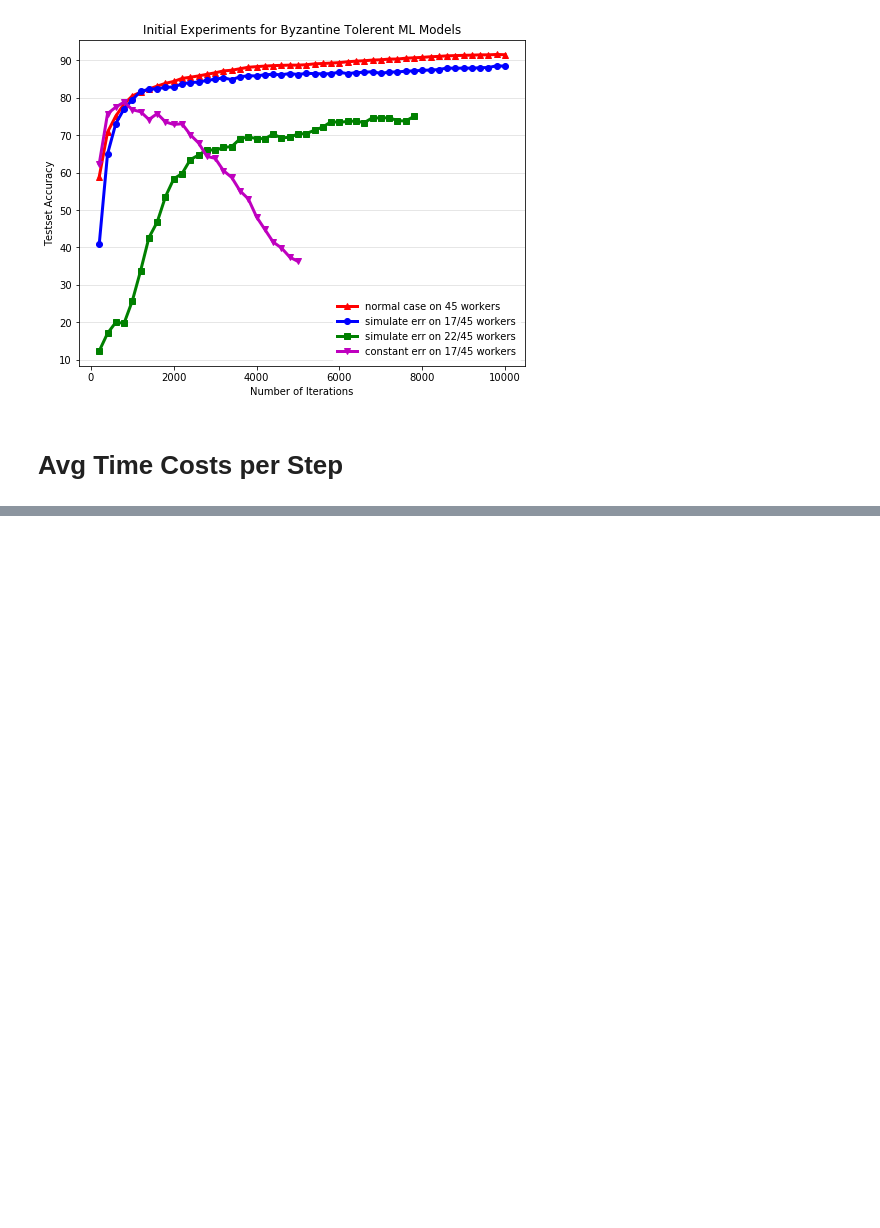
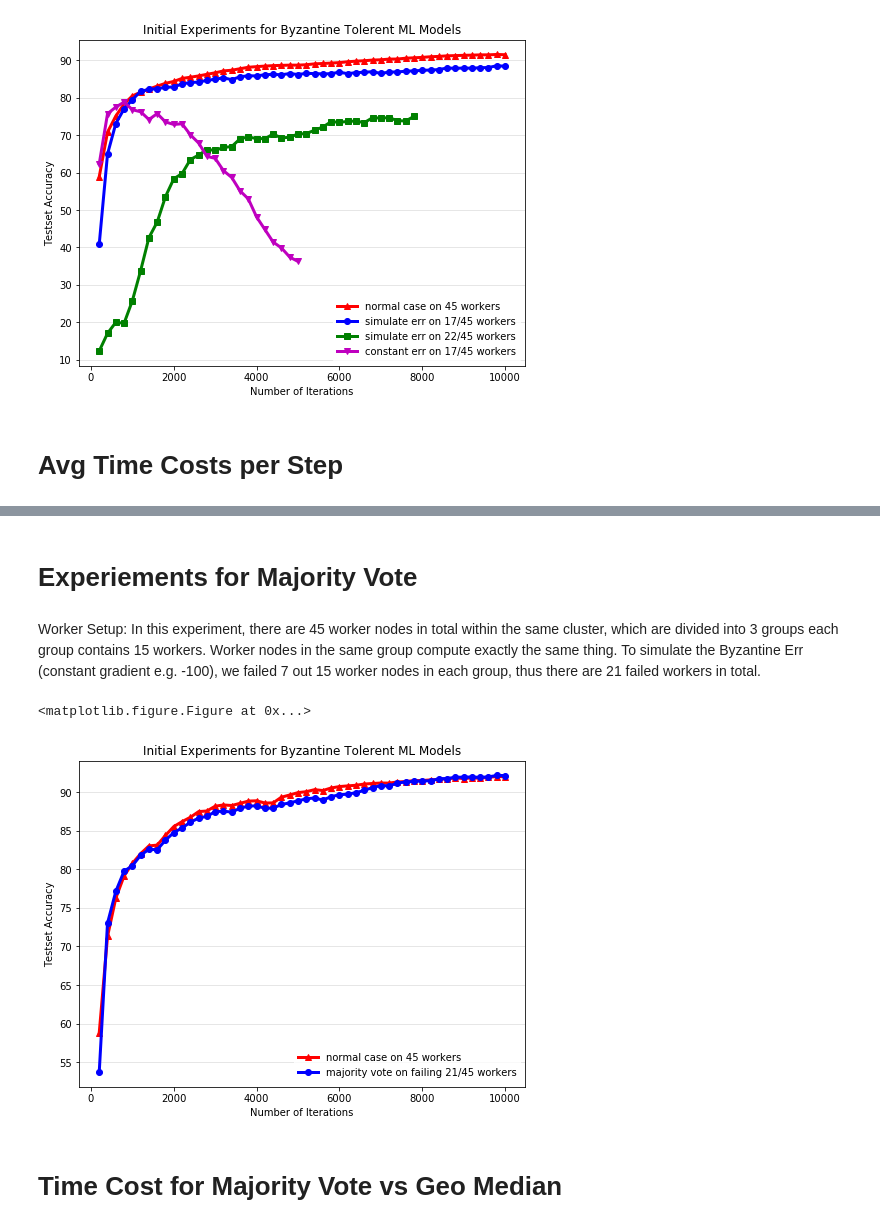
Before and after one commit to hwang595/Draco, a Jupyter notebook: analysis/geoMedian_vs_MajVote.ipynb, the cells around one changed output, grey strips where cells are left out. Saved outputs shown, nothing was run; the diff lists cells and outputs as text; code cells hidden in the pictures; blank space fills up the shorter version.

```diff
--- a/analysis/errSimulation_and_geoMedian_verify.ipynb
+++ b/analysis/geoMedian_vs_MajVote.ipynb
@@ -198 +198,56 @@ table
+# %% [markdown]
+# Experiements for Majority Vote
+# %%
+# read the result from normal experiment first
+normal_acc_list = []
+normal_steps = []
+with open("maj_vote/45_worker_normal", 'rb') as normal_file:
+    step_counter_ = 0
+    for line in normal_file.readlines():
+        line_string = line.rstrip('\n')
+        search_sth = re.match('Test set: Average loss: (.*), Prec@1: (.*) Prec@5: (.*)', line_string)
+        if search_sth:
+            acc = search_sth.group(2)
+            step_counter_ += 200
+            normal_acc_list.append(acc)
+            normal_steps.append(step_counter_)
+
+# fail 21 out 45 workers
+err_acc_list = []
+err_steps = []
+with open("maj_vote/45_fail_21", 'rb') as err_file:
+    step_counter_ = 0
+    for line in err_file.readlines():
+        line_string = line.rstrip('\n')
+        search_sth = re.match('Test set: Average loss: (.*), Prec@1: (.*) Prec@5: (.*)', line_string)
+        if search_sth:
+            acc = search_sth.group(2)
+            step_counter_ += 200
+            err_acc_list.append(acc)
+            err_steps.append(step_counter_)
+# %% [markdown]
+Worker Setup: In this experiment, there are 45 worker nodes in total within the same cluster, which are divided into 3 groups each group contains 15 workers.
+Worker nodes in the same group compute exactly the same thing.
+To simulate the Byzantine Err (constant gradient e.g. -100), we failed 7 out 15 worker nodes in each group, thus there are 21 failed workers in total.
+# %%
+fig = plt.figure()
+fig = plt.figure()
+plt.plot(normal_steps[0:len(err_acc_list)], normal_acc_list[0:len(err_acc_list)], '-^r',linewidth=3.0, label="normal case on 45 workers")
+plt.plot(err_steps, err_acc_list, '-ob', linewidth=3.0, label="majority vote on failing 21/45 workers")
+#plt.plot(geo_steps[1], geo_accs[1], '-sg', linewidth=3.0, label="simulate err on 22/45 workers")
+#plt.plot(const_err_steps, const_err_acc_list, '-vm', linewidth=3.0, label="constant err on 17/45 workers")
+plt.xlabel("Number of Iterations")
+plt.ylabel("Testset Accuracy")
+plt.title("Initial Experiments for Byzantine Tolerent ML Models")
+legend=plt.legend()
+frame = legend.get_frame()
+frame.set_facecolor('1.0')
+frame.set_edgecolor('1.0')
+plt.grid(axis='y', color="0.9", linestyle='-', linewidth=1)
+plt.show()
+# %% [output]
+<matplotlib.figure.Figure at 0x...>
+[figure, added]
+# %% [markdown]
+# Time Cost for Majority Vote vs Geo Median
 # %%
```
Also changed, not shown: parts of 2 cells of this notebook.
